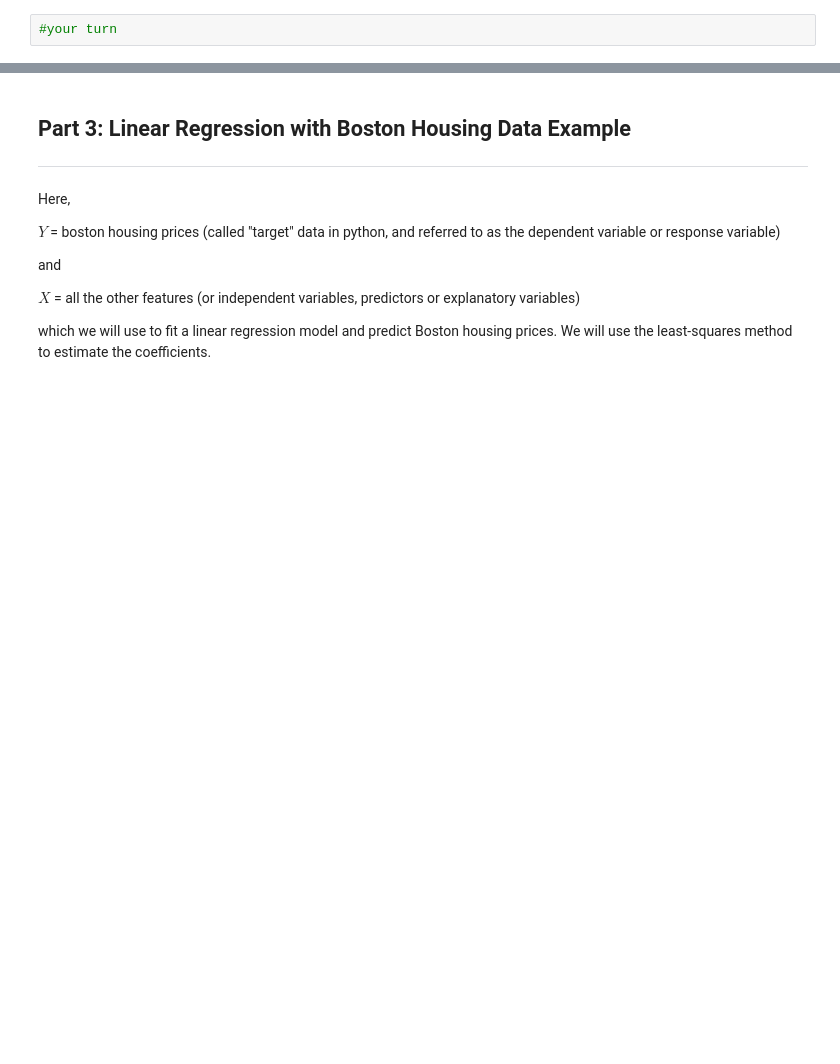
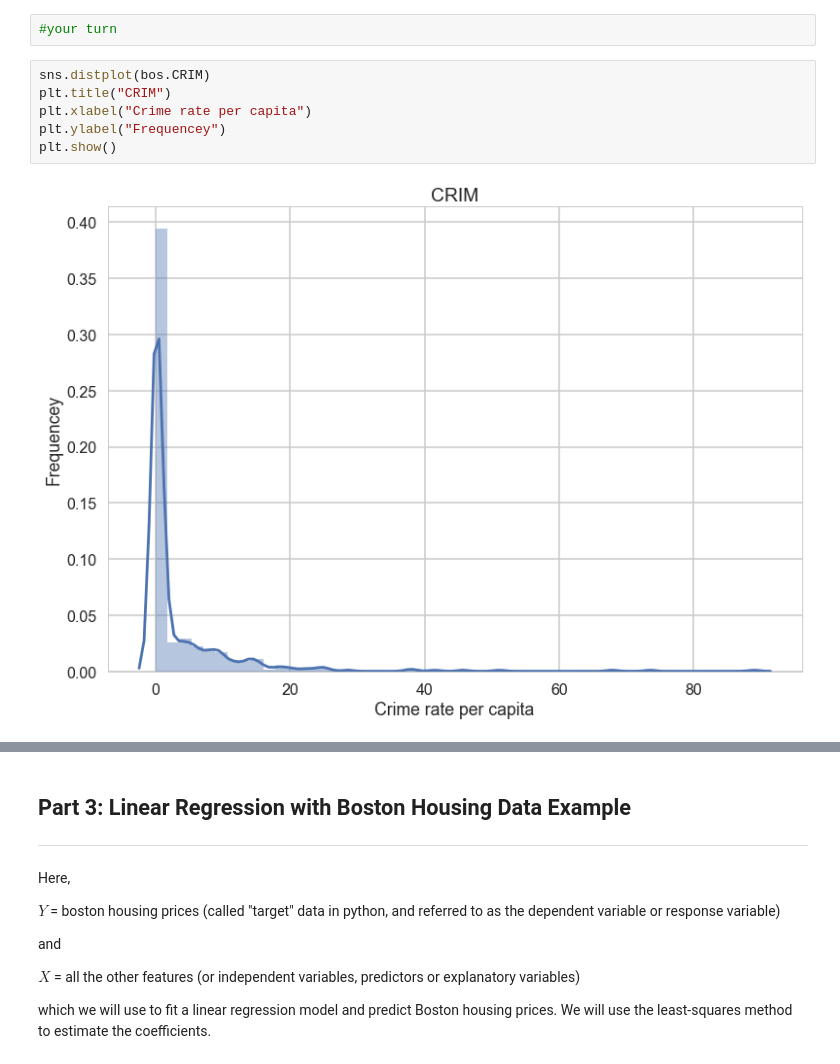
Before and after one commit to mskaerthomason/Springboard-Projects, a Jupyter notebook: linear_regression/Mini_Project_Linear_Regression.ipynb, the cells around one changed output, grey strips where cells are left out. Drawn from its saved outputs; the diff is of its cells as text; blank space fills up the shorter version.

```diff
--- a/linear_regression/Mini_Project_Linear_Regression.ipynb
+++ b/linear_regression/Mini_Project_Linear_Regression.ipynb
@@ -277,3 +342,11 @@ plt.show()
 </div>
 # %%
 #your turn
+# %%
+sns.distplot(bos.CRIM)
+plt.title("CRIM")
+plt.xlabel("Crime rate per capita")
+plt.ylabel("Frequencey")
+plt.show()
+# %% [output]
+[figure, added]
```
Also changed, not shown: parts of 14 cells of this notebook.
